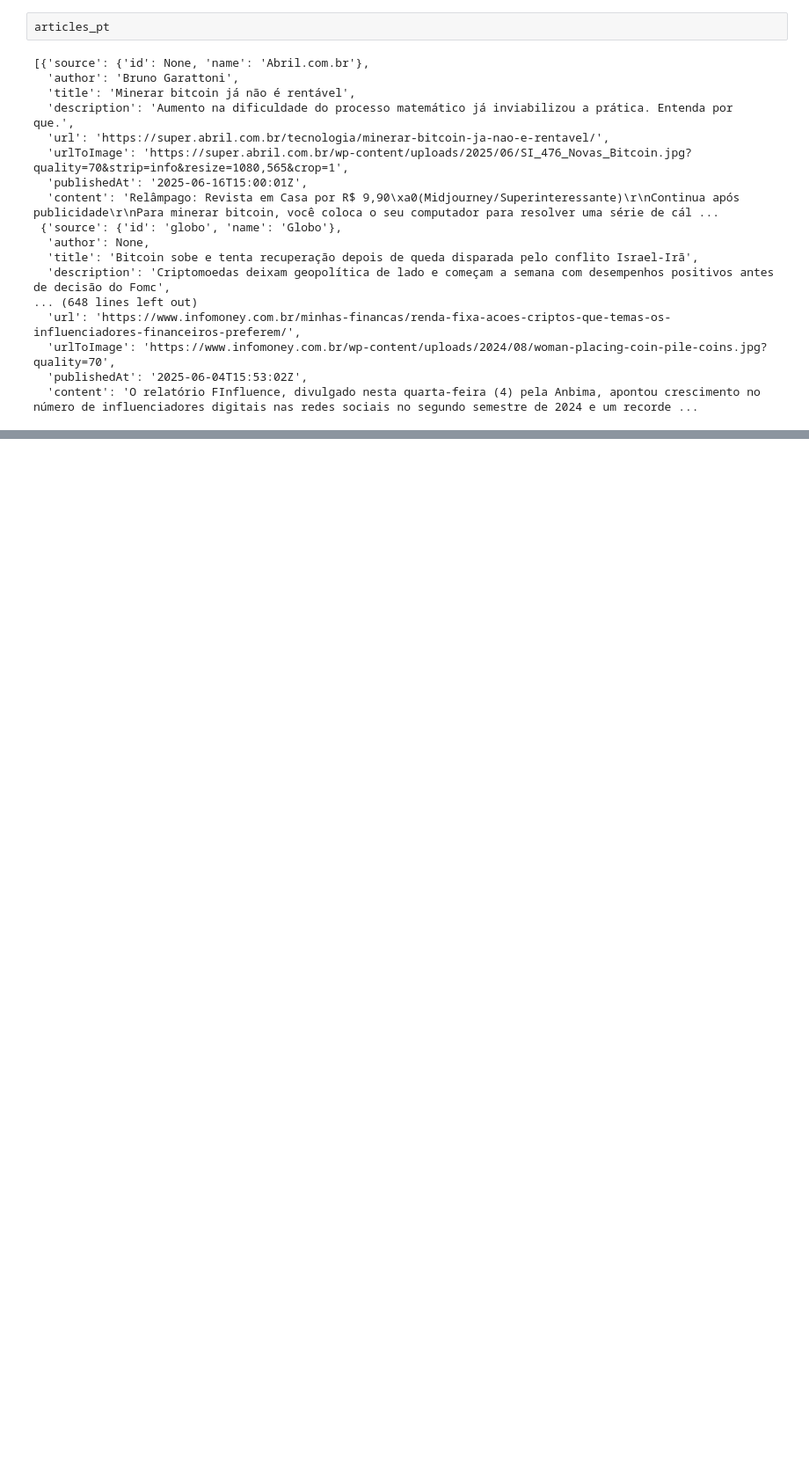
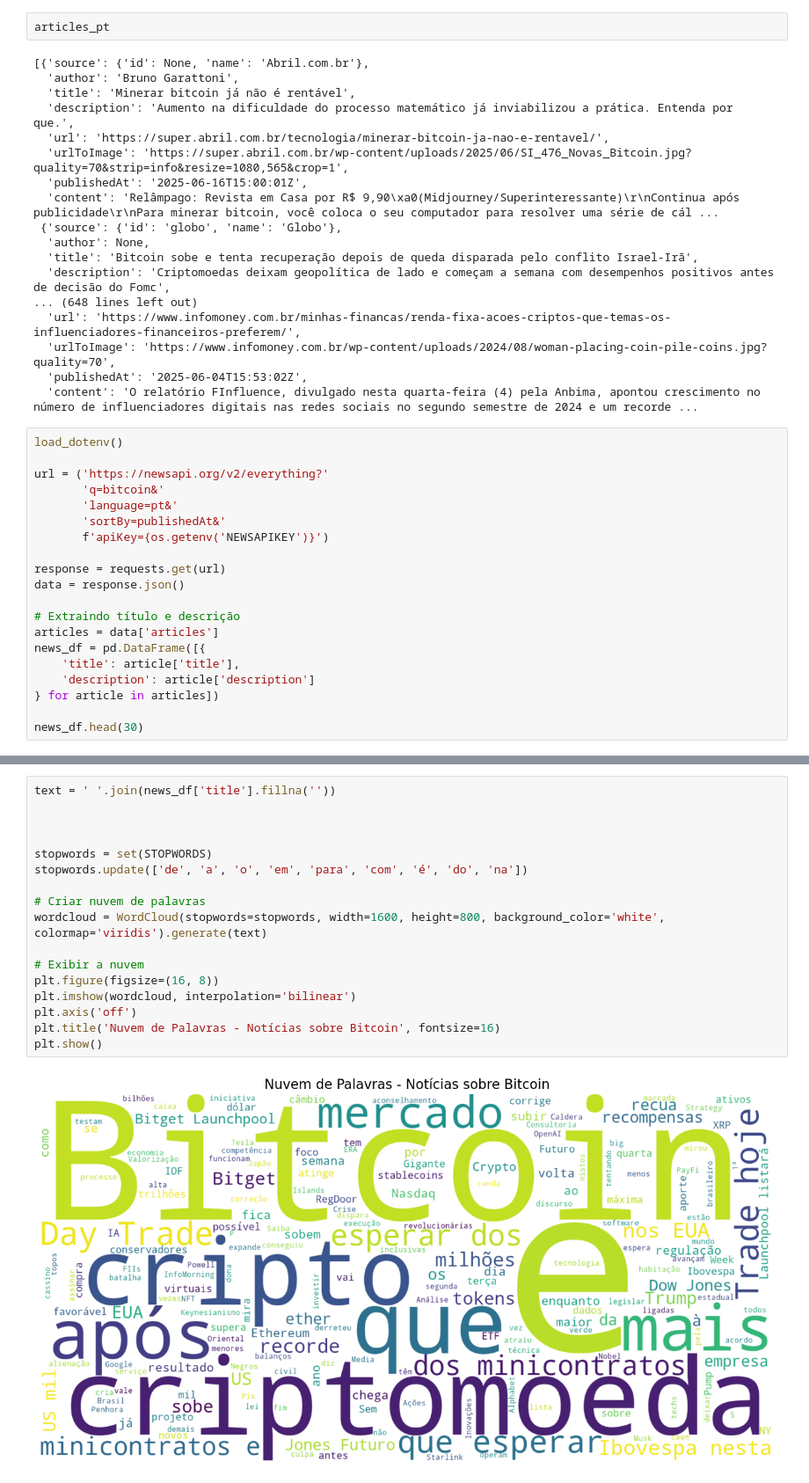
Before and after one commit to Wolfgang-Amadeus-Mozart/Projetos_ciencia_de_dados, a Jupyter notebook: Bitcoin/Analise de sentimentos.ipynb, the cells around one changed output, grey strips where cells are left out. Shown at 88% size. Saved outputs shown, nothing was run; the diff lists cells and outputs as text; blank space fills up the shorter version.

Commit message:
bitcoin

```diff
--- a/Bitcoin/Analise de sentimentos.ipynb
+++ b/Bitcoin/Analise de sentimentos.ipynb
@@ -284,3 +286,23 @@ articles_pt
   'urlToImage': 'https://www.infomoney.com.br/wp-content/uploads/2024/08/woman-placing-coin-pile-coins.jpg?quality=70',
   'publishedAt': '2025-06-04T15:53:02Z',
   'content': 'O relatório FInfluence, divulgado nesta quarta-feira (4) pela Anbima, apontou crescimento no número de influenciadores digitais nas redes sociais no segundo semestre de 2024 e um recorde ...
+# %%
+load_dotenv()
+
+url = ('https://newsapi.org/v2/everything?'
+       'q=bitcoin&'
+       'language=pt&'
+       'sortBy=publishedAt&'
+       f'apiKey={os.getenv('NEWSAPIKEY')}')
+
+response = requests.get(url)
+data = response.json()
+
+# Extraindo título e descrição
+articles = data['articles']
+news_df = pd.DataFrame([{
+    'title': article['title'],
+    'description': article['description']
+} for article in articles])
+
+news_df.head(30)
@@ -286,0 +348,19 @@ articles_pt
+# %%
+text = ' '.join(news_df['title'].fillna(''))
+
+
+
+stopwords = set(STOPWORDS)
+stopwords.update(['de', 'a', 'o', 'em', 'para', 'com', 'é', 'do', 'na'])
+
+# Criar nuvem de palavras
+wordcloud = WordCloud(stopwords=stopwords, width=1600, height=800, background_color='white', colormap='viridis').generate(text)
+
+# Exibir a nuvem
+plt.figure(figsize=(16, 8))
+plt.imshow(wordcloud, interpolation='bilinear')
+plt.axis('off')
+plt.title('Nuvem de Palavras - Notícias sobre Bitcoin', fontsize=16)
+plt.show()
+# %% [output]
+[figure, added]
```
Also changed, not shown: parts of 3 cells of this notebook, 2 other files.
